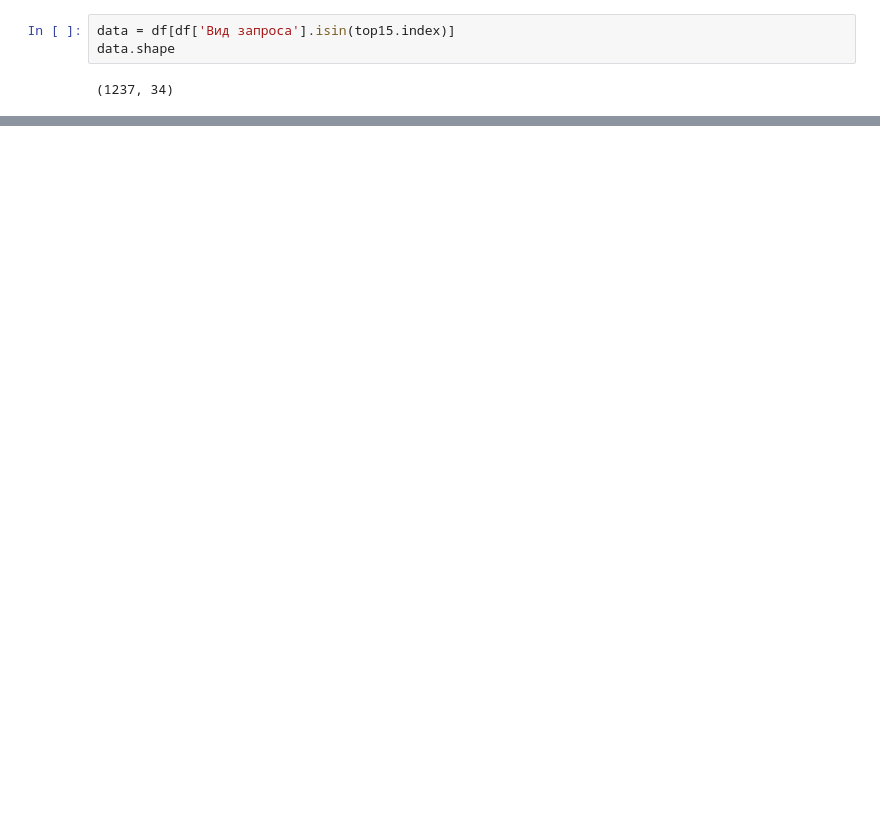
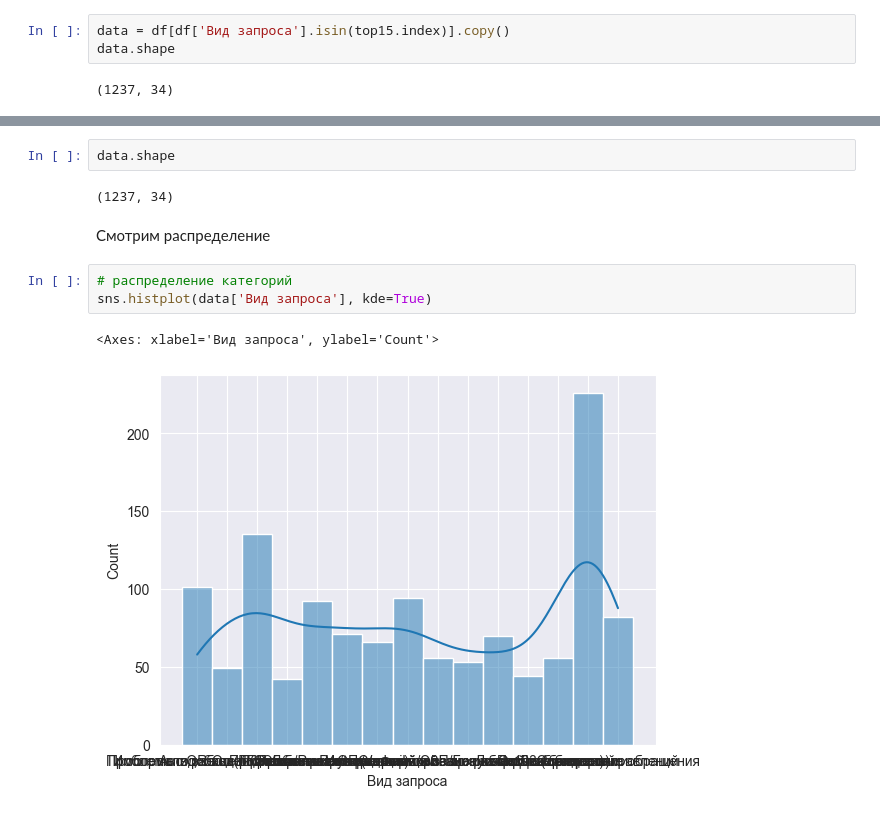
Before and after one commit to Artemka19777/PostCode, a Jupyter notebook: project.ipynb, the cells around one changed output, grey strips where cells are left out. Drawn from its saved outputs; the diff is of its cells as text; blank space fills up the shorter version.

```diff
--- a/project.ipynb
+++ b/project.ipynb
@@ -103,7 +110,7 @@ top15
 Автодобавление почтовых отправлений                        42
 Name: count, dtype: int64
 # %%
-data = df[df['Вид запроса'].isin(top15.index)]
+data = df[df['Вид запроса'].isin(top15.index)].copy()
 data.shape
 # %% [output]
 (1237, 34)
@@ -115,0 +217,12 @@ NameError: name 'data' is not defined
+# %%
+data.shape
+# %% [output]
+(1237, 34)
+# %% [markdown]
+Смотрим распределение
+# %%
+# распределение категорий
+sns.histplot(data['Вид запроса'], kde=True)
+# %% [output]
+<Axes: xlabel='Вид запроса', ylabel='Count'>
+[figure, added]
```
Also changed, not shown: parts of 51 cells of this notebook, 1 other file.
